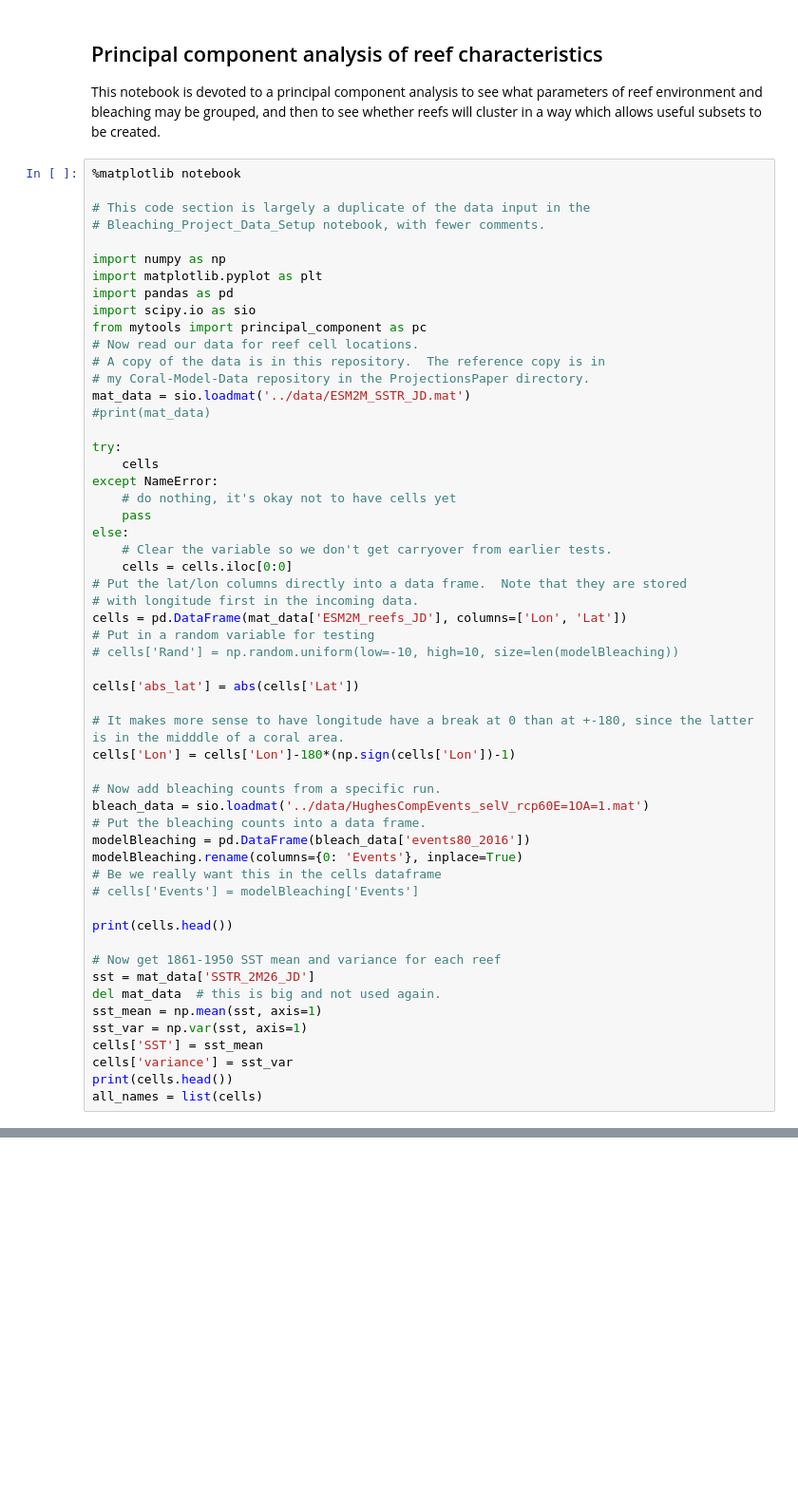
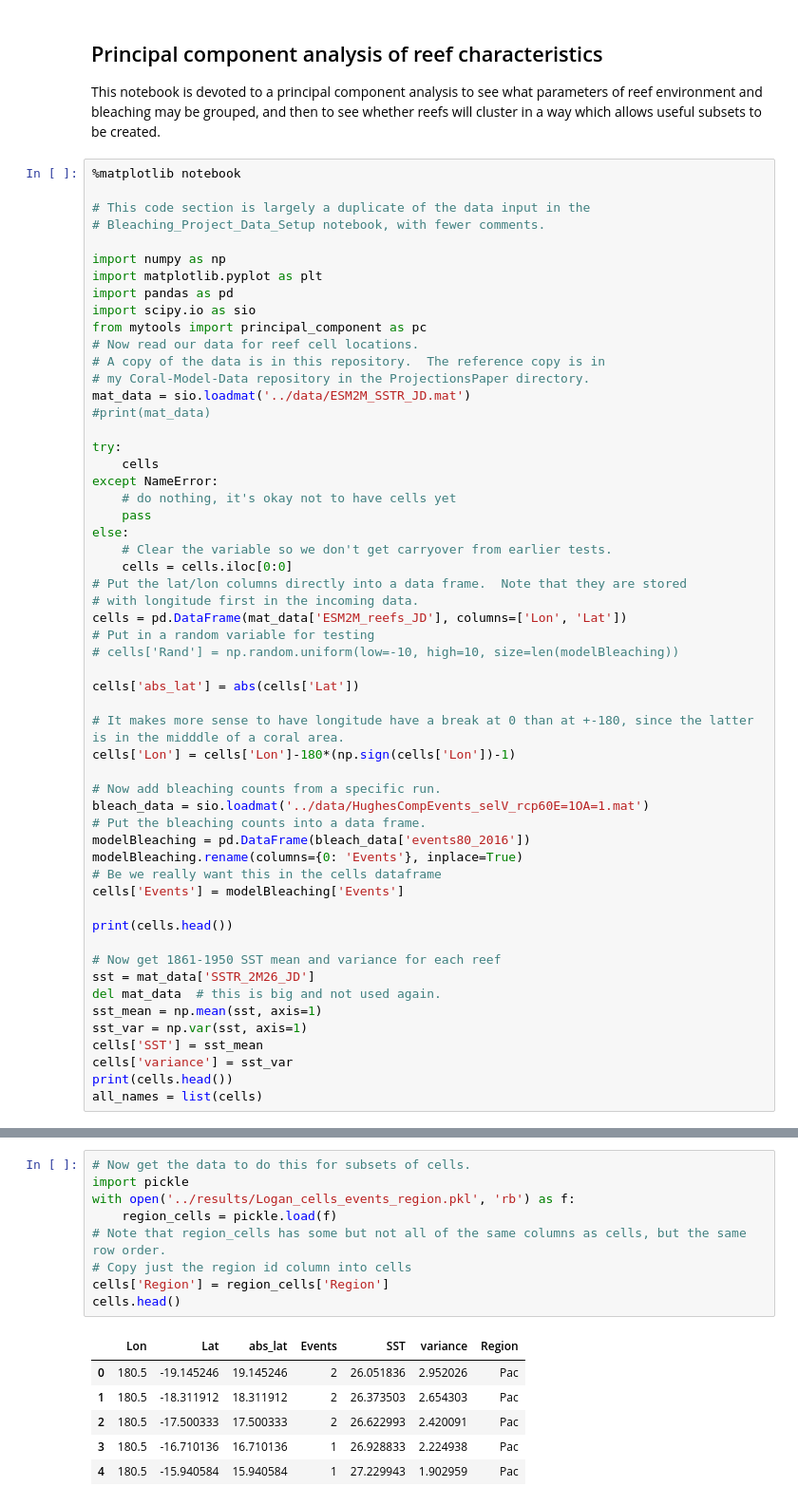
Before and after one commit to mlmldata2018/Coral-Bleaching-Project-MS263, a Jupyter notebook: src/Reef_Scatterplots.ipynb, the cells around one changed output, grey strips where cells are left out. Shown at 95% size. Drawn from its saved outputs; the diff is of its cells as text; blank space fills up the shorter version.

Commit message:
More work on scatterplots
All combinations of dataframe rows can be scatter plotted automatically, but it seems that row subsetting is not working as expected.

```diff
--- a/src/Reef_Scatterplots.ipynb
+++ b/src/Reef_Scatterplots.ipynb
@@ -43,7 +43,7 @@ bleach_data = sio.loadmat('../data/HughesCompEvents_selV_rcp60E=1OA=1.mat')
 modelBleaching = pd.DataFrame(bleach_data['events80_2016'])
 modelBleaching.rename(columns={0: 'Events'}, inplace=True)
 # Be we really want this in the cells dataframe
-# cells['Events'] = modelBleaching['Events']
+cells['Events'] = modelBleaching['Events']
 
 print(cells.head())
 
@@ -89,0 +100,16 @@ plt.subplots_adjust(hspace=0.35, wspace=0.3)
+# %%
+# Now get the data to do this for subsets of cells.
+import pickle
+with open('../results/Logan_cells_events_region.pkl', 'rb') as f:
+    region_cells = pickle.load(f)
+# Note that region_cells has some but not all of the same columns as cells, but the same row order.
+# Copy just the region id column into cells
+cells['Region'] = region_cells['Region']
+cells.head()
+# %% [output]
+|  | Lon | Lat | abs_lat | Events | SST | variance | Region |
+| 0 | 180.5 | -19.145246 | 19.145246 | 2 | 26.051836 | 2.952026 | Pac |
+| 1 | 180.5 | -18.311912 | 18.311912 | 2 | 26.373503 | 2.654303 | Pac |
+| 2 | 180.5 | -17.500333 | 17.500333 | 2 | 26.622993 | 2.420091 | Pac |
+| 3 | 180.5 | -16.710136 | 16.710136 | 1 | 26.928833 | 2.224938 | Pac |
+| 4 | 180.5 | -15.940584 | 15.940584 | 1 | 27.229943 | 1.902959 | Pac |
```
Also changed, not shown: parts of 6 cells of this notebook, 2 other files.
